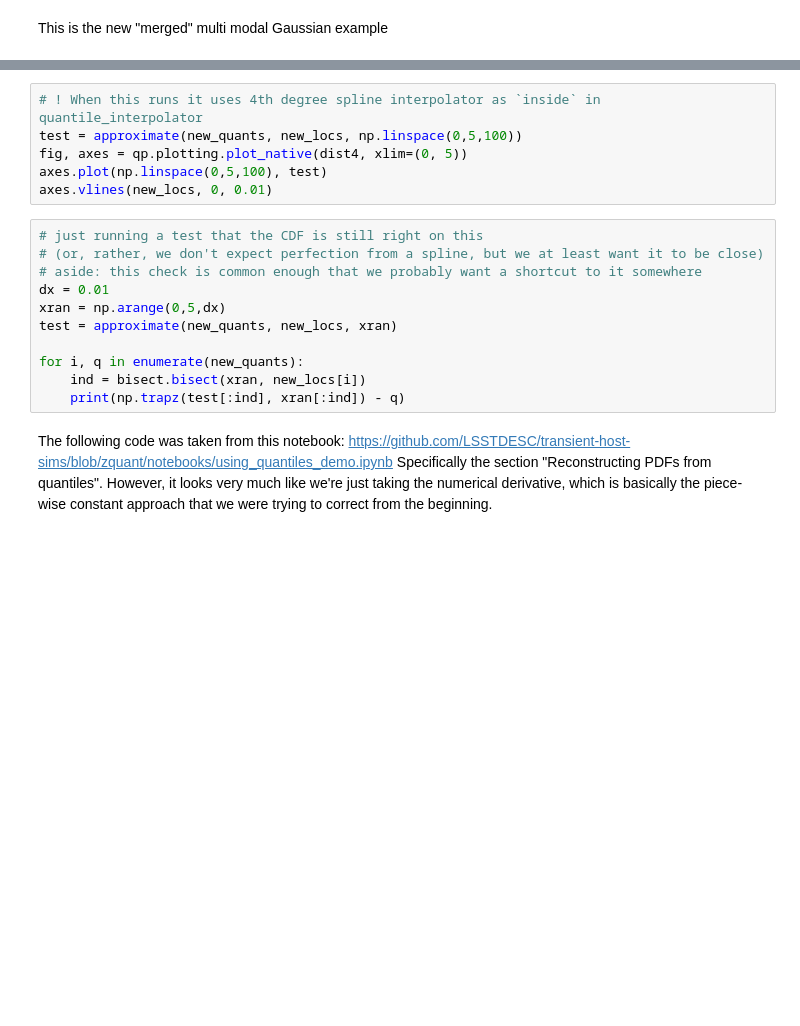
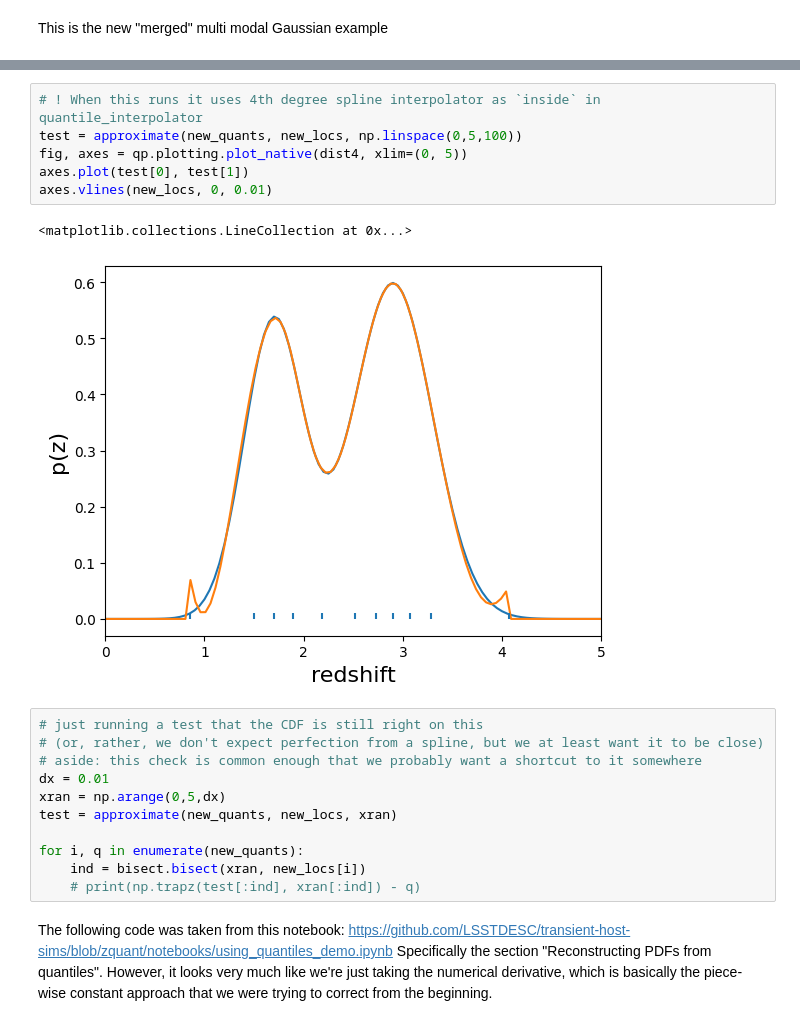
Before and after one commit to aimalz/qp, a Jupyter notebook: nb/quantile_parameterization_under_the_curve_impl.ipynb, the cells around one changed output, grey strips where cells are left out. Drawn from its saved outputs; the diff is of its cells as text; blank space fills up the shorter version.

Commit message:
WIP notebook showing spline and interpolated histogram interpolation algorithms.

```diff
--- a/nb/quantile_parameterization_under_the_curve_impl.ipynb
+++ b/nb/quantile_parameterization_under_the_curve_impl.ipynb
@@ -498,9 +541,12 @@ np.trapz(p_of_zs, all_locs, dx=0.1)
 # %%
 # ! When this runs it uses 4th degree spline interpolator as `inside` in quantile_interpolator
 test = approximate(new_quants, new_locs, np.linspace(0,5,100))
 fig, axes = qp.plotting.plot_native(dist4, xlim=(0, 5))
-axes.plot(np.linspace(0,5,100), test)
+axes.plot(test[0], test[1])
 axes.vlines(new_locs, 0, 0.01)
+# %% [output]
+<matplotlib.collections.LineCollection at 0x...>
+[figure, added]
 # %%
 # just running a test that the CDF is still right on this
 # (or, rather, we don't expect perfection from a spline, but we at least want it to be close)
@@ -511,7 +557,7 @@ test = approximate(new_quants, new_locs, xran)
 
 for i, q in enumerate(new_quants):
     ind = bisect.bisect(xran, new_locs[i])
-    print(np.trapz(test[:ind], xran[:ind]) - q)
+    # print(np.trapz(test[:ind], xran[:ind]) - q)
 # %% [markdown]
 The following code was taken from this notebook: https://github.com/LSSTDESC/transient-host-sims/blob/zquant/notebooks/using_quantiles_demo.ipynb
 Specifically the section "Reconstructing PDFs from quantiles". However, it looks very much like we're just taking the numerical derivative, which is basically the piece-wise constant approach that we were trying to correct from the beginning.
```
Also changed, not shown: parts of 11 cells of this notebook.
